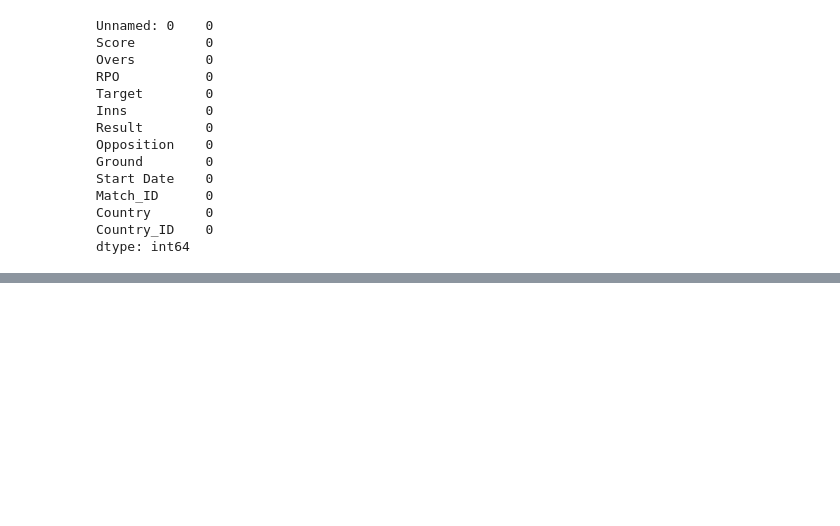
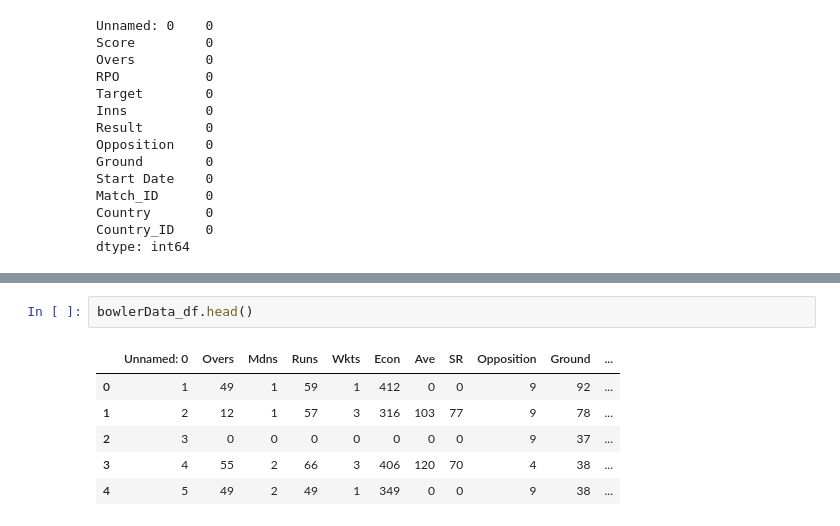
Before and after one commit to JaveriaIrfan686/Cricket-Player-Performance-Prediction-using-machine-learning, a Jupyter notebook: Cricket Player Performance Predict.ipynb, the cells around one changed output, grey strips where cells are left out. Saved outputs shown, nothing was run; the diff lists cells and outputs as text; blank space fills up the shorter version.

```diff
--- a/Cricket Player Performance Predict.ipynb
+++ b/Cricket Player Performance Predict.ipynb
@@ -426,0 +577,9 @@ dtype: int64
+# %%
+bowlerData_df.head()
+# %% [output]
+|  | Unnamed: 0 | Overs | Mdns | Runs | Wkts | Econ | Ave | SR | Opposition | Ground | ... |
+| 0 | 1 | 49 | 1 | 59 | 1 | 412 | 0 | 0 | 9 | 92 | ... |
+| 1 | 2 | 12 | 1 | 57 | 3 | 316 | 103 | 77 | 9 | 78 | ... |
+| 2 | 3 | 0 | 0 | 0 | 0 | 0 | 0 | 0 | 9 | 37 | ... |
+| 3 | 4 | 55 | 2 | 66 | 3 | 406 | 120 | 70 | 4 | 38 | ... |
+| 4 | 5 | 49 | 2 | 49 | 1 | 349 | 0 | 0 | 9 | 38 | ... |
```
Also changed, not shown: parts of 9 cells of this notebook, 1 other file.
